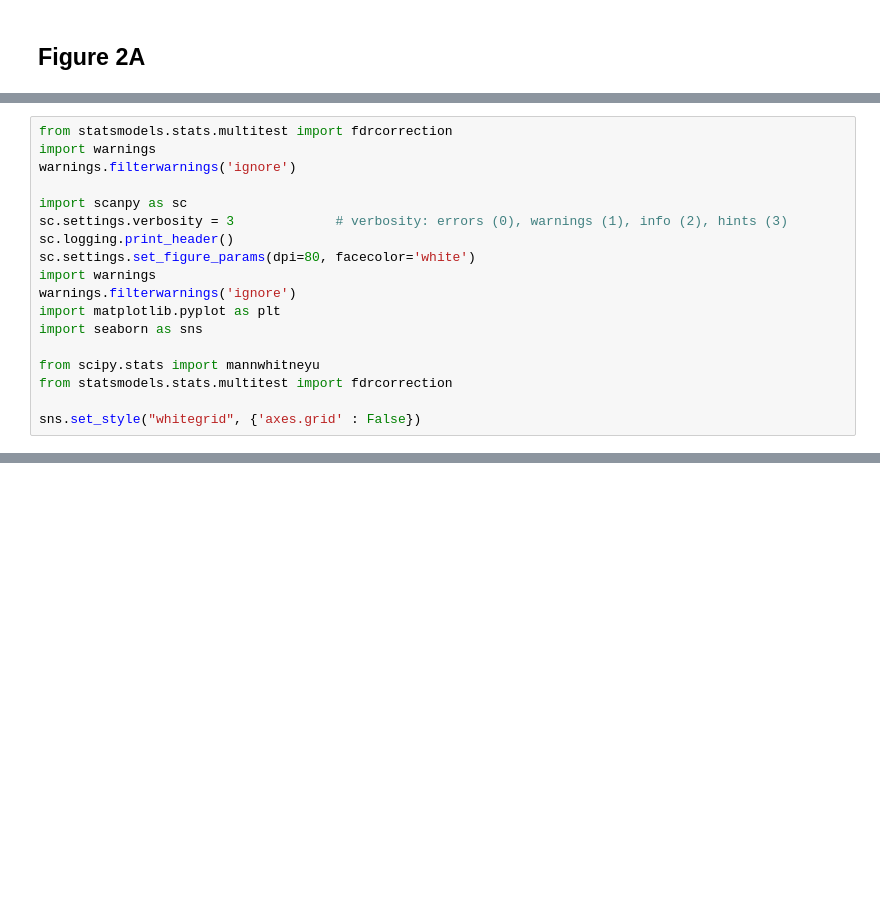
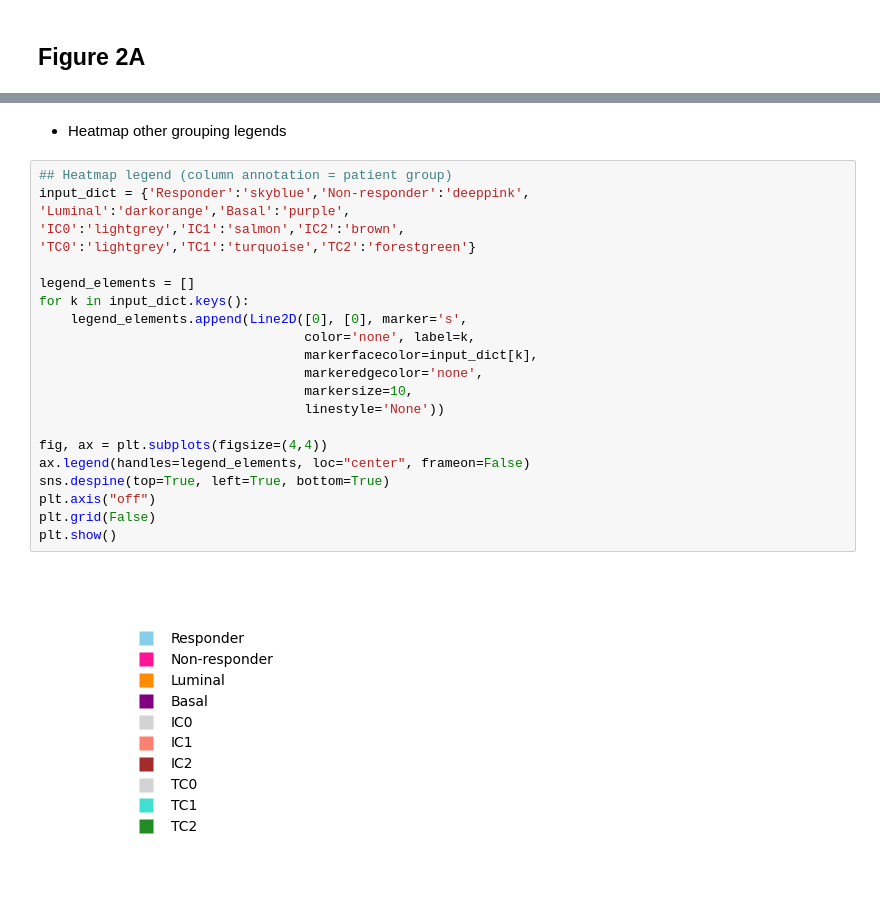
Before and after one commit to jayon-lihm/mUC-ICB-biomarker, a Jupyter notebook: analysis_scripts/Gene_Expression_Analysis.ipynb, the cells around one changed output, grey strips where cells are left out. Drawn from its saved outputs; the diff is of its cells as text; blank space fills up the shorter version.

```diff
--- a/analysis_scripts/Gene_Expression_Analysis.ipynb
+++ b/analysis_scripts/Gene_Expression_Analysis.ipynb
@@ -159,18 +124,0 @@ Error:
-# %%
-from statsmodels.stats.multitest import fdrcorrection
-import warnings
-warnings.filterwarnings('ignore')
-
-import scanpy as sc
-sc.settings.verbosity = 3             # verbosity: errors (0), warnings (1), info (2), hints (3)
-sc.logging.print_header()
-sc.settings.set_figure_params(dpi=80, facecolor='white')
-import warnings
-warnings.filterwarnings('ignore')
-import matplotlib.pyplot as plt
-import seaborn as sns
-
-from scipy.stats import mannwhitneyu
-from statsmodels.stats.multitest import fdrcorrection
-
-sns.set_style("whitegrid", {'axes.grid' : False})
@@ -187,0 +357,26 @@ Error:
+# %% [markdown]
+- Heatmap other grouping legends
+# %%
+## Heatmap legend (column annotation = patient group)
+input_dict = {'Responder':'skyblue','Non-responder':'deeppink',
+'Luminal':'darkorange','Basal':'purple',
+'IC0':'lightgrey','IC1':'salmon','IC2':'brown',
+'TC0':'lightgrey','TC1':'turquoise','TC2':'forestgreen'}
+
+legend_elements = []
+for k in input_dict.keys():
+    legend_elements.append(Line2D([0], [0], marker='s',
+                                  color='none', label=k,
+                                  markerfacecolor=input_dict[k],
+                                  markeredgecolor='none',
+                                  markersize=10,
+                                  linestyle='None'))
+
+fig, ax = plt.subplots(figsize=(4,4))
+ax.legend(handles=legend_elements, loc="center", frameon=False)
+sns.despine(top=True, left=True, bottom=True)
+plt.axis("off")
+plt.grid(False)
+plt.show()
+# %% [output]
+[figure, added]
```
Also changed, not shown: parts of 35 cells of this notebook.
